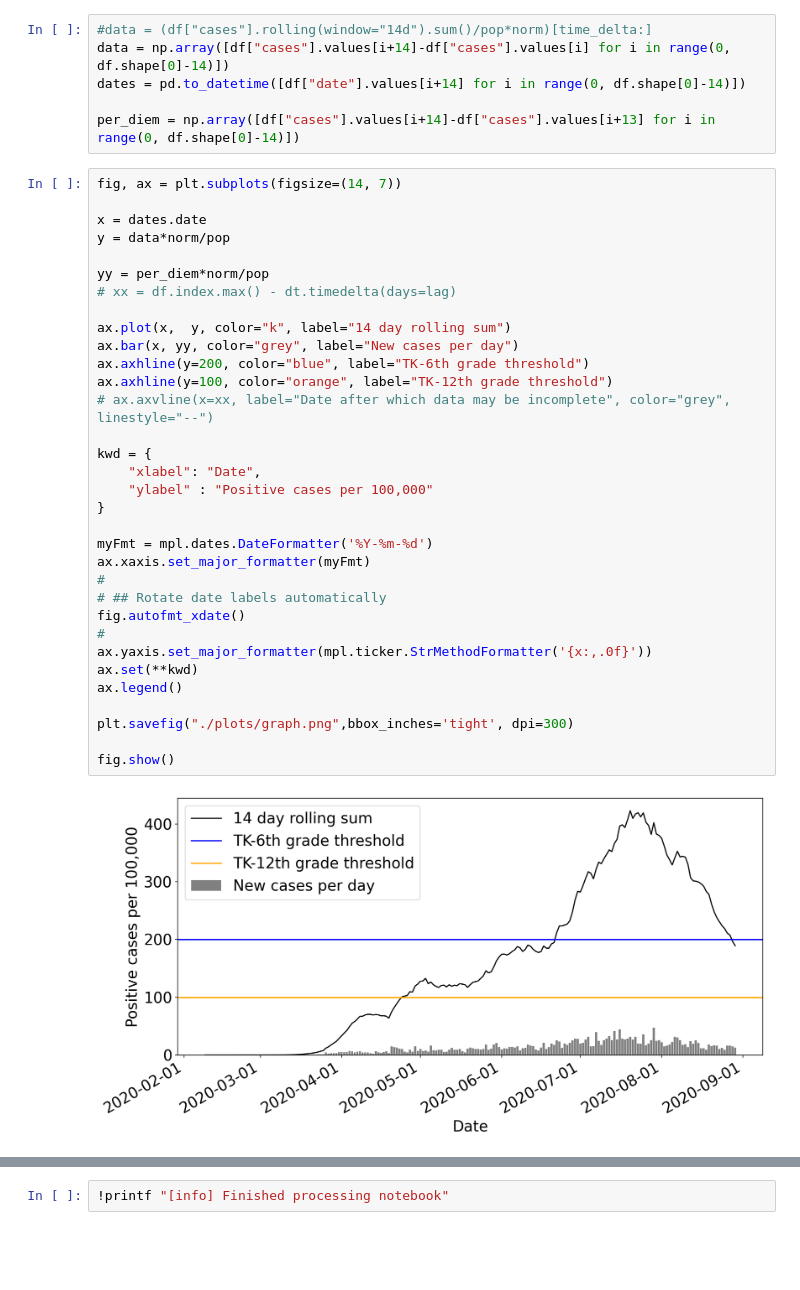
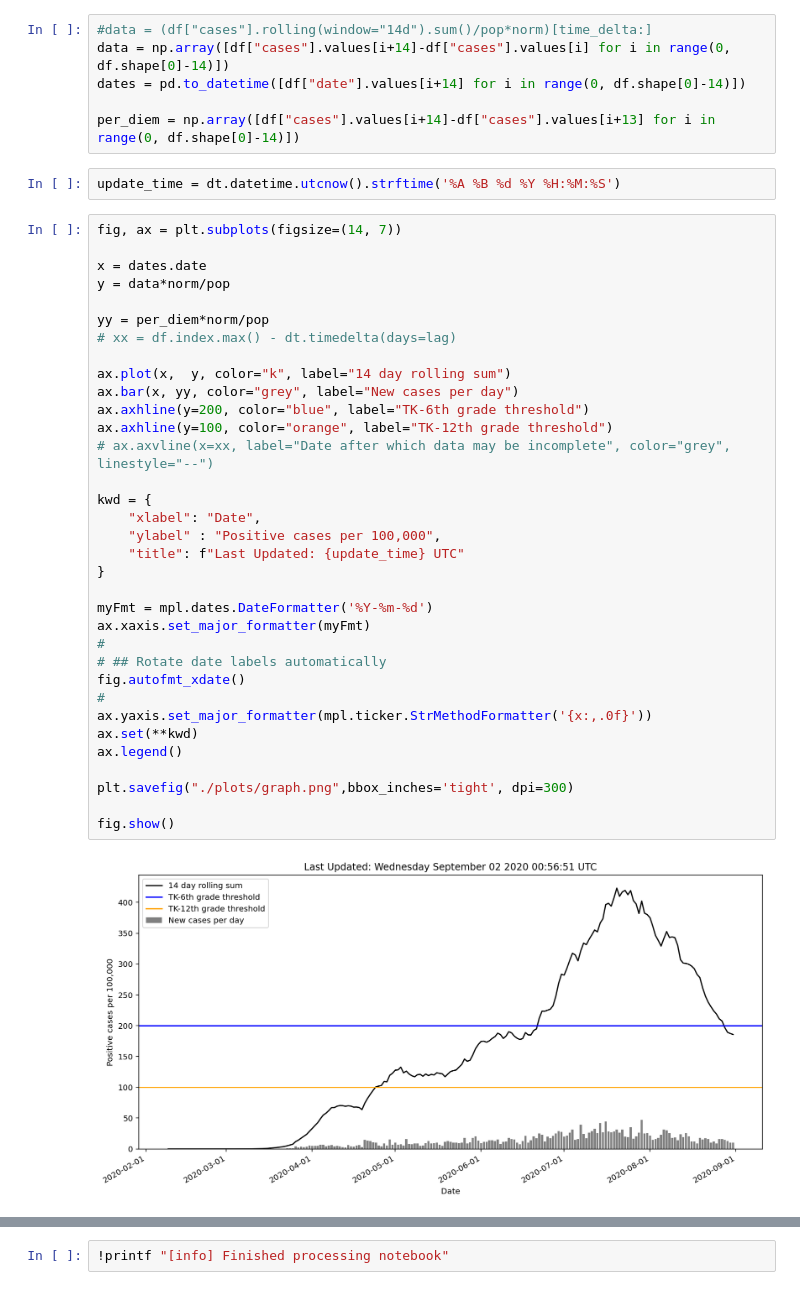
Before and after one commit to pachterlab/COVID19-County, a Jupyter notebook: LA_County_Triggers.ipynb, the cells around one changed output, grey strips where cells are left out. Saved outputs shown, nothing was run; the diff lists cells and outputs as text; blank space fills up the shorter version.

```diff
--- a/LA_County_Triggers.ipynb
+++ b/LA_County_Triggers.ipynb
@@ -70,41 +70,44 @@ data = np.array([df["cases"].values[i+14]-df["cases"].values[i] for i in range(0
 dates = pd.to_datetime([df["date"].values[i+14] for i in range(0, df.shape[0]-14)])
 
 per_diem = np.array([df["cases"].values[i+14]-df["cases"].values[i+13] for i in range(0, df.shape[0]-14)])
+# %%
+update_time = dt.datetime.utcnow().strftime('%A %B %d %Y %H:%M:%S')
 # %%
 fig, ax = plt.subplots(figsize=(14, 7))
 
 x = dates.date
 y = data*norm/pop
 
 yy = per_diem*norm/pop
 # xx = df.index.max() - dt.timedelta(days=lag)
 
 ax.plot(x,  y, color="k", label="14 day rolling sum")
 ax.bar(x, yy, color="grey", label="New cases per day")
 ax.axhline(y=200, color="blue", label="TK-6th grade threshold")
 ax.axhline(y=100, color="orange", label="TK-12th grade threshold")
 # ax.axvline(x=xx, label="Date after which data may be incomplete", color="grey", linestyle="--")
 
 kwd = {
     "xlabel": "Date",
-    "ylabel" : "Positive cases per 100,000"
+    "ylabel" : "Positive cases per 100,000",
+    "title": f"Last Updated: {update_time} UTC"
 }
 
 myFmt = mpl.dates.DateFormatter('%Y-%m-%d')
 ax.xaxis.set_major_formatter(myFmt)
 #
 # ## Rotate date labels automatically
 fig.autofmt_xdate()
 #
 ax.yaxis.set_major_formatter(mpl.ticker.StrMethodFormatter('{x:,.0f}'))
 ax.set(**kwd)
 ax.legend()
 
 plt.savefig("./plots/graph.png",bbox_inches='tight', dpi=300)
 
 fig.show()
 # %% [output]
-[figure, old version]
+[figure, new version]
 # %%
 fig, ax = plt.subplots(figsize=(14, 7))
 
```
Also changed, not shown: parts of 3 cells of this notebook.
